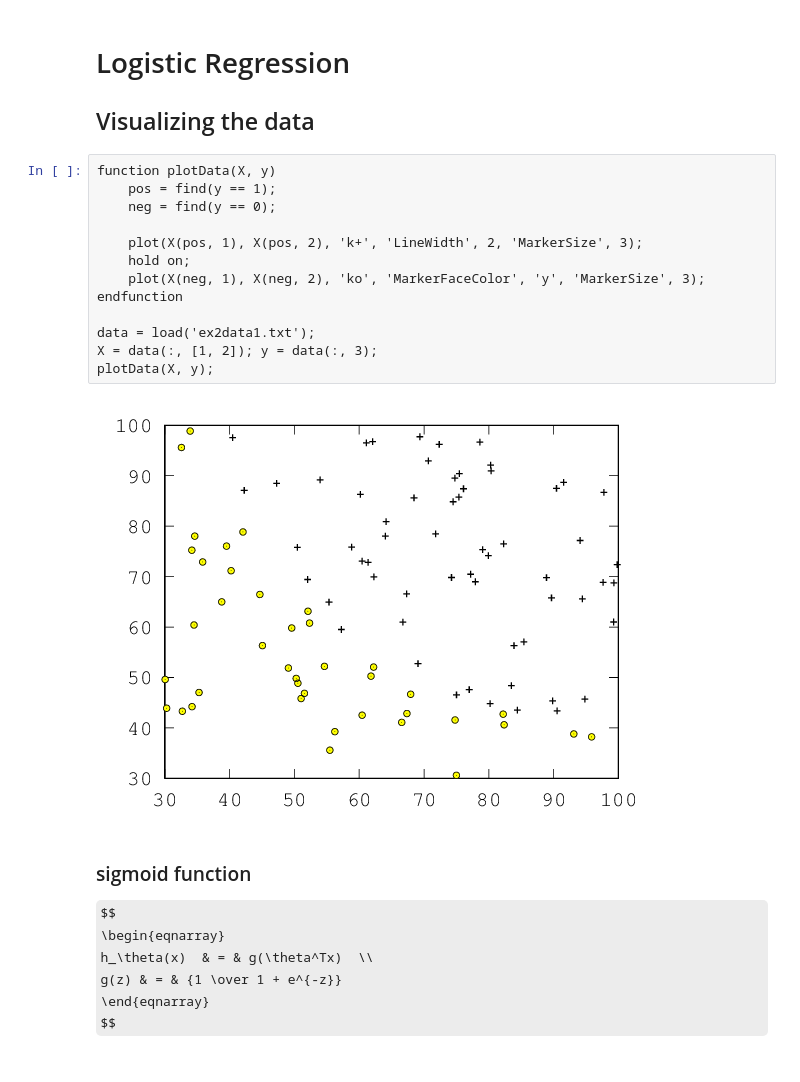
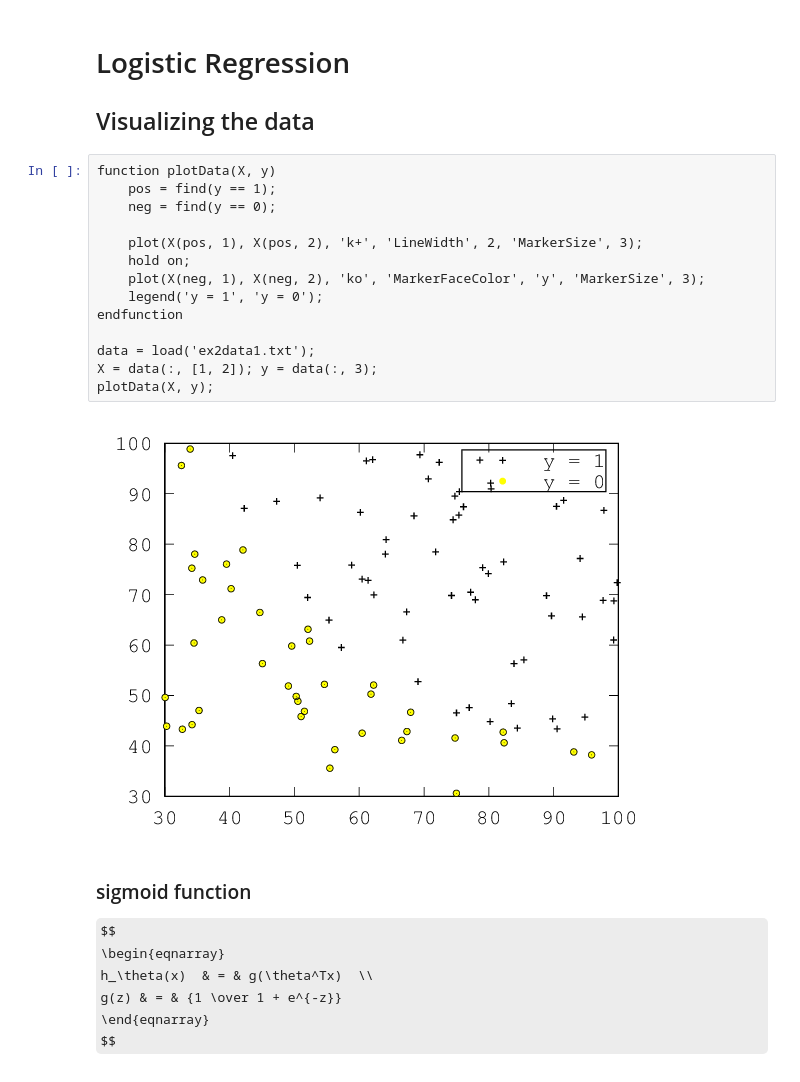
Before and after one commit to liquidz/machine-learning-exercise, a Jupyter notebook: ex2/exercise2.ipynb, the cells around one changed output. Cells and saved outputs as stored; diff of their text form; some formulas as TeX source.

```diff
--- a/ex2/exercise2.ipynb
+++ b/ex2/exercise2.ipynb
@@ -5,18 +5,19 @@
 # %%
 function plotData(X, y)
     pos = find(y == 1);
     neg = find(y == 0);
 
     plot(X(pos, 1), X(pos, 2), 'k+', 'LineWidth', 2, 'MarkerSize', 3);
     hold on;
     plot(X(neg, 1), X(neg, 2), 'ko', 'MarkerFaceColor', 'y', 'MarkerSize', 3);
+    legend('y = 1', 'y = 0');
 endfunction
 
 data = load('ex2data1.txt');
 X = data(:, [1, 2]); y = data(:, 3);
 plotData(X, y);
 # %% [output]
-[figure, old version]
+[figure, new version]
 # %% [markdown]
 ### sigmoid function
 
```
Also changed, not shown: parts of 9 cells of this notebook.
